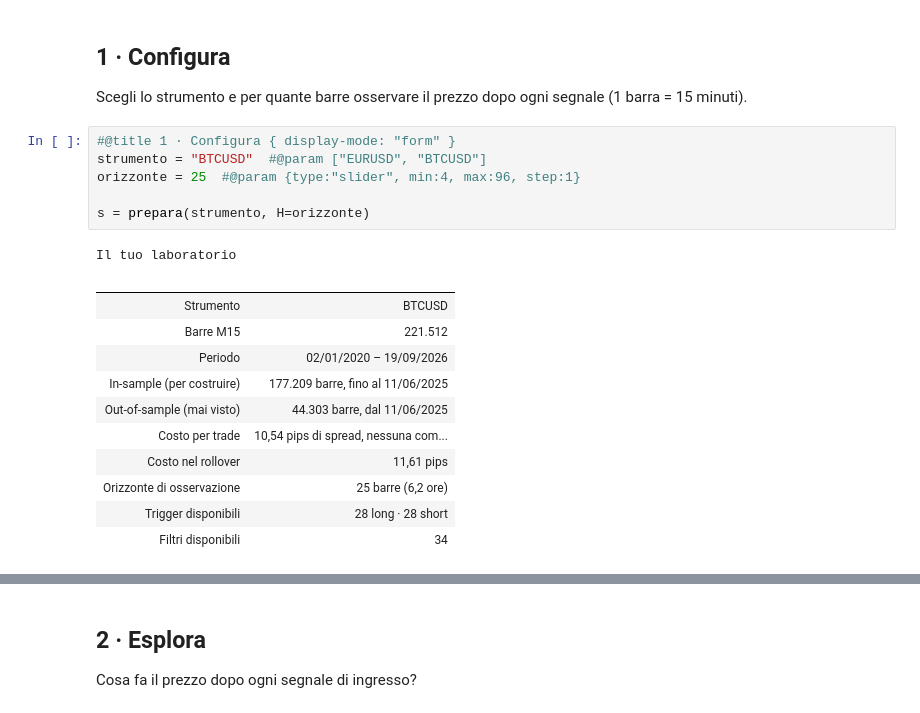
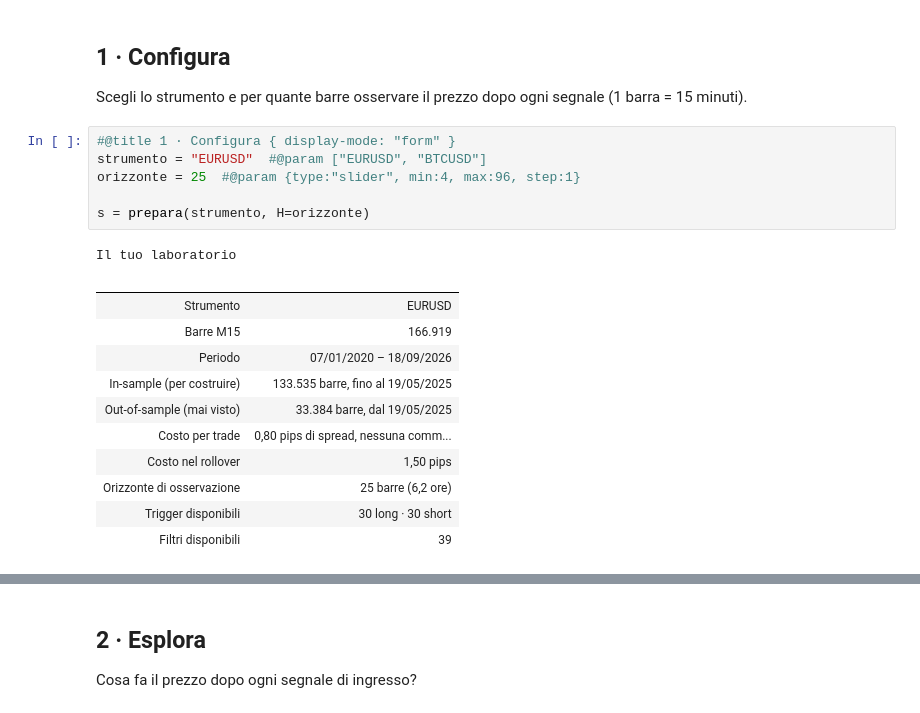
Before and after one commit to matti410/Trading-System-Creator_V4, a Jupyter notebook: Trading_System_Lab.ipynb, the cells around one changed output, grey strips where cells are left out. Cells and saved outputs as stored; diff of their text form.

```diff
--- a/Trading_System_Lab.ipynb
+++ b/Trading_System_Lab.ipynb
@@ -56,23 +56,23 @@ Pronto.
 Scegli lo strumento e per quante barre osservare il prezzo dopo ogni segnale (1 barra = 15 minuti).
 # %%
 #@title 1 · Configura { display-mode: "form" }
-strumento = "BTCUSD"  #@param ["EURUSD", "BTCUSD"]
+strumento = "EURUSD"  #@param ["EURUSD", "BTCUSD"]
 orizzonte = 25  #@param {type:"slider", min:4, max:96, step:1}
 
 s = prepara(strumento, H=orizzonte)
 # %% [output]
 Il tuo laboratorio
 |  |  |
-| Strumento | BTCUSD |
-| Barre M15 | 221.512 |
-| Periodo | 02/01/2020 – 19/09/2026 |
-| In-sample (per costruire) | 177.209 barre, fino al 11/06/2025 |
-| Out-of-sample (mai visto) | 44.303 barre, dal 11/06/2025 |
-| Costo per trade | 10,54 pips di spread, nessuna com... |
-| Costo nel rollover | 11,61 pips |
+| Strumento | EURUSD |
+| Barre M15 | 166.919 |
+| Periodo | 07/01/2020 – 18/09/2026 |
+| In-sample (per costruire) | 133.535 barre, fino al 19/05/2025 |
+| Out-of-sample (mai visto) | 33.384 barre, dal 19/05/2025 |
+| Costo per trade | 0,80 pips di spread, nessuna comm... |
+| Costo nel rollover | 1,50 pips |
 | Orizzonte di osservazione | 25 barre (6,2 ore) |
-| Trigger disponibili | 28 long · 28 short |
-| Filtri disponibili | 34 |
+| Trigger disponibili | 30 long · 30 short |
+| Filtri disponibili | 39 |
 [interactive output not drawn]
 # %% [markdown]
 ## 2 · Esplora
```
Also changed, not shown: parts of 7 cells of this notebook.
